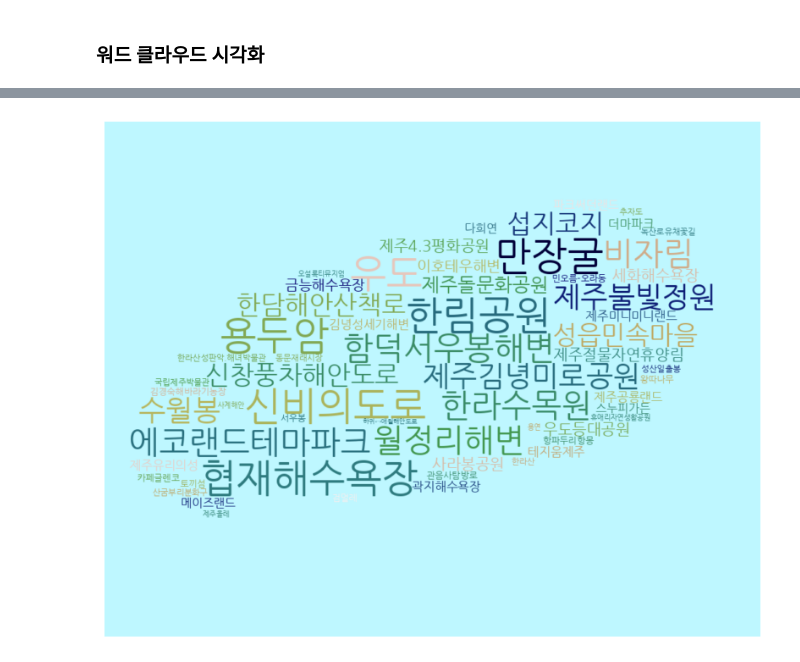
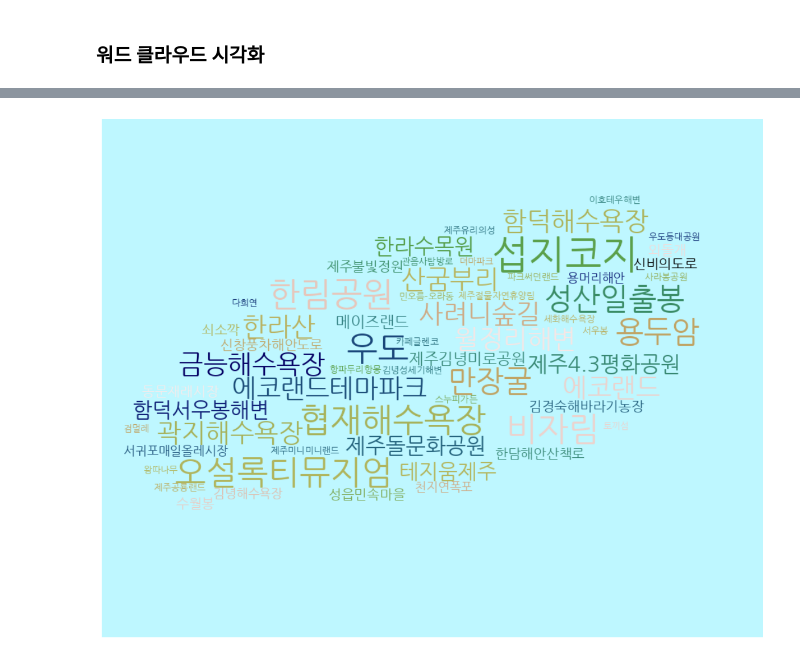
Before and after one commit to HaJeong-K/Jeju_project, a Jupyter notebook: 제주 관광지 워드클라우드.ipynb, the cells around one changed output, grey strips where cells are left out. Drawn from its saved outputs; the diff is of its cells as text; code cells hidden in the pictures.

```diff
--- a/제주 관광지 워드클라우드.ipynb
+++ b/제주 관광지 워드클라우드.ipynb
@@ -36,7 +43,13 @@ nltk.download('punkt')
 trip_advisor = '한림공원, 비자림, 제주 돌문화 공원, 제주 절물 자연 휴양림, 제주 4.3 평화공원, 한라 수목원, 우도등대공원, 사라봉공원, 함덕 서우봉 해변, 협재 해수욕장, 월정리 해변, 세화 해수욕장, 이호테우 해변, 금능해수욕장, 김녕 성세기 해변, 곽지 해수욕장, 에코랜드 테마파크, 제주 유리의 성, 테지움 제주, 더 마 파크, 제주 공룡 랜드, 제주미니미니랜드, 파크 써던랜드, 스누피 가든, 한림공원, 제주김녕미로공원, 메이즈랜드, 다희연, 김경숙해바라기농장, 제주불빛정원, 카페 글렌코, 토끼섬, 수월봉, 제주김녕미로공원, 신비의 도로, 용두암, 신창 풍차해안도로, 항파두리 항몽, 제주불빛정원, 수월봉, 한담해안산책로, 신창 풍차해안도로, 검멀레, 서우봉, 관음사탐방로, 왕따나무, 민오름 - 오라동, 녹산로유채꽃길, 우도, 만장굴, 함덕 서우봉 해변, 동문 재래시장, 협재 해수욕장, 한림공원, 에코랜드 테마파크, 비자림, 산굼부리 분화구, 한라산 성판악. 해녀 박물관, 성읍 민속마을 '
 hotels = '한라산, 성산일출봉, 섭지코지, 만장굴, 우도, 추자도, 국립제주박물관, 성읍민속마을, 휴애리 자연생활공원, 제주 올레'
 jeju_iljung = '섭지코지, 용두암&용연, 오설록티뮤지엄, 사계해안, 하귀↔애월 해안도로, 쇠소깍 , 한담해안산책로 , 월정리해변 , 제주시 동문재래시장 , 신비의도로(경유) , 협재해수욕장(산책) , 외돌개 , 새연교 , 1100고지습지 , 서귀포매일올레시장'
-trip = '우도, 한라산 국립공원, 제주난타전용관, 용두암, 에코랜드, BAOJIAN STREET, 산굼부리, 월정리 갈비밥, 함덕해수욕장, 제주 러브랜드, 올레길, 애월한담산책로, 협재해변, 칠성로 쇼핑거리, 제주특별자치도 민속자연사박물관, 한라수목원, 흑돼지거리, 만장굴, 브릭캠퍼스 제주, 신비의도로'
+trip = '제주특별자치도 민속 자연사 박물관, 브릭캠퍼스 제주, 제주해녀박물관, 국립제주박물과느, 삼성혈, 수목원테마파크, 제주민속박물관, 테지움 제주, 아라리오뮤지엄, 메이즈랜드, 제주현대미술관'
+trip2 = '우도, 한라산 국립공원, 용두암, 에코랜드, 산굼부리, 월정리 갈비밥, 만장굴, 한림공원, 용연구름다리, 김녕 미로공원, 제주 돌문화공원, 사려니숲길, 백록담, 거문오름'
+expedia = '섭지코지, 방주 교회, 성이시돌 목장, 김경숙 해바라기 농장, 이중섭 문화거리, 돈내코 원앙폭포, 오설록 티 뮤지엄, 신천 목장'
+visit_jeju = '우도, 성산일출봉, 사려니숲길, 카멜리아힐, 협재해수욕장, 월정리해변, 함덕해수욕장, 산굼부리, 새별오름, 섭지코지, 오설록티뮤지엄, 한라산국립공원, 제주4.3평화공원, 에코랜드테마파크, 용눈이오름, 비자림, 천지연폭포, 세화해변, 우도산호해변 홍조단괴 서빈백사, 광치기해변, 김녕해수욕장, 아쿠아플라넷 제주, 송악산, 쇠소깍, 금능 해수욕장, 마라도, 애월해안도로, 곽지해수욕장, 용머리해안, 한라산영실코스'
+news = '동문재래시장, 서귀포매일올레시장, 성산일출봉, 함덕해수욕장, 협재해수욕장, 이호테우해수욕장, 아르떼뮤지엄 제주, 섭지코지, 곽지해수욕장, 비자림, 금능해수욕장, 김녕해수욕장, 천지연폭포, 금오름, 제주민속오일시장, 수목원길야시장, 사려니숲길, 제주민속촌'
+google = '협재해변, 함덕해수욕장, 만장굴, 월정리 해수욕장, 한림공원, 산굼부리, 에코랜드, 오설록 티 뮤지엄, 우도, 섭지코지, 비자림, 한라수목원'
+top_10 = '외돌개, 천제연폭포, 성산일출봉, 용머리해안, 주상절리대, 정방폭포, 에코랜드, 섭지코지, 용두암, 오설록 티 뮤지엄'
 # %% [output]
 [nltk_data] Downloading package punkt to /root/nltk_data...
 [nltk_data]   Package punkt is already up-to-date!
@@ -56,7 +69,8 @@ class Seq1:
 
     def remove_commas(self):
         self.input_string = self.input_string.replace(',', ' ')
-
+    def remove_some(self):
+        self.input_string = self.input_string.replace('국립공원', ' ')
     def tokenize_words(self):
         self.tokens = nltk.word_tokenize(self.input_string)  # 토큰 리스트 저장
         self.input_string = ' '.join(self.tokens)
@@ -64,11 +78,18 @@ class Seq1:
     def process_string(self):
         self.remove_spaces()
         self.remove_commas()
+        self.remove_some()
         self.tokenize_words()
+
         return self
 
 trip_adv_tokens = Seq1(trip_advisor).process_string().tokens
 hotels_tokens = Seq1(hotels).process_string().tokens
 iljung_tokens = Seq1(jeju_iljung).process_string().tokens
 trip_tokens = Seq1(trip).process_string().tokens
-print(iljung_tokens)
+trip2_tokens = Seq1(trip2).process_string().tokens
+expedia_tokens =Seq1(expedia).process_string().tokens
+visit_jeju_tokens = Seq1(visit_jeju).process_string().tokens
+news_tokens = Seq1(news).process_string().tokens
+google_tokens = Seq1(google).process_string().tokens
+top_10_tokens = Seq1(top_10).process_string().tokens
@@ -77,6 +96,6 @@ print(iljung_tokens)
 # %%
 from nltk import word_tokenize
-words = trip_adv_tokens+hotels_tokens+iljung_tokens+trip_tokens
+words = trip_adv_tokens+hotels_tokens+iljung_tokens+trip_tokens+trip2_tokens+expedia_tokens+visit_jeju_tokens+news_tokens+google_tokens+top_10_tokens
 words = [word for word in words if word not in ['(', ')', '&']]
 print(words)
 # %% [output]
@@ -130,19 +137,19 @@ FONT_PATH = '/usr/share/fonts/truetype/nanum/NanumGothic.ttf'
 # %%
 im = Image.open('jeju.png') # 이미지 파일 읽어오기
 mask_arr = np.array(im) # 픽셀 값 배열 형태 변환
 background_color = (190, 247, 255)
 wc = WordCloud(font_path=FONT_PATH,background_color=background_color,
                max_font_size=60,
                width=1010, height=800,
                mask=mask_arr,
                prefer_horizontal=True,
                colormap='gist_earth_r'
                )
 cloud = wc.generate_from_frequencies(dict(tags))
 
-plt.figure(figsize=(10, 10))
+plt.figure(figsize=(15, 15))
 plt.axis('off')
 plt.imshow(cloud, interpolation='bilinear')
 plt.show()
 # %% [output]
-[figure, old version]
+[figure, new version]
```
Also changed, not shown: parts of 5 cells of this notebook.
